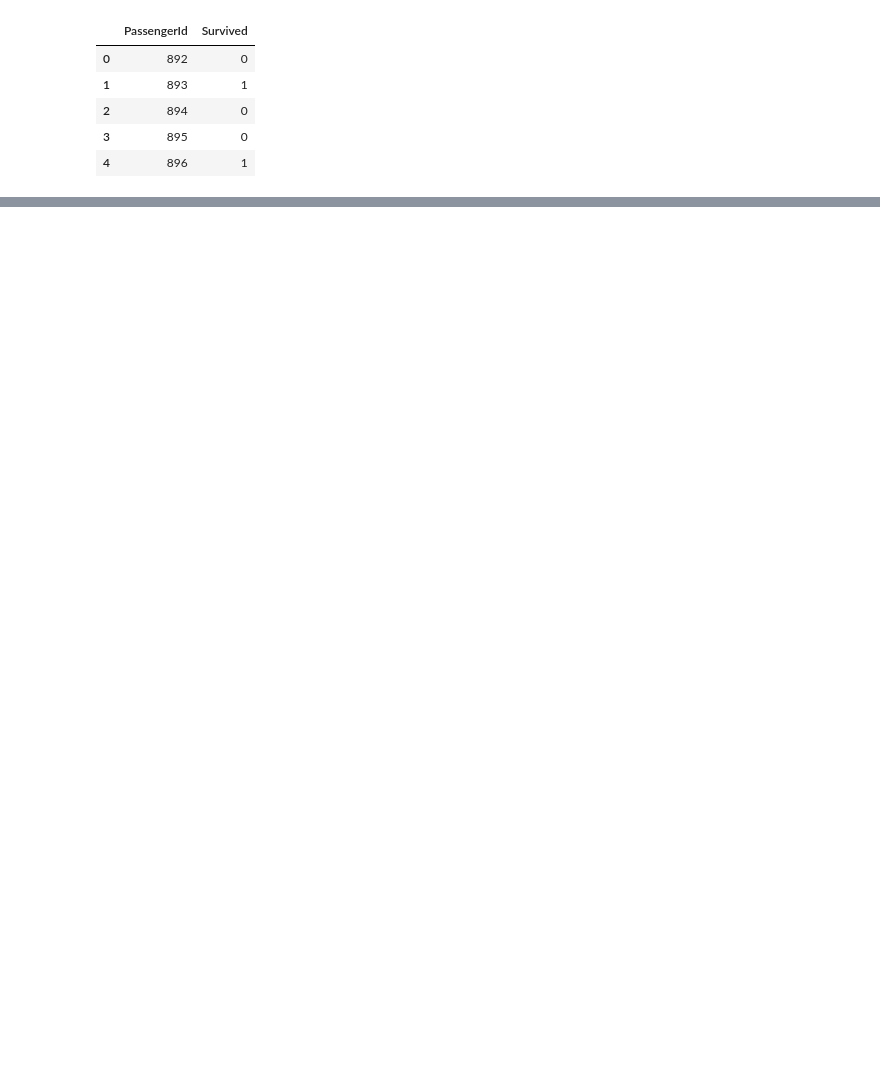
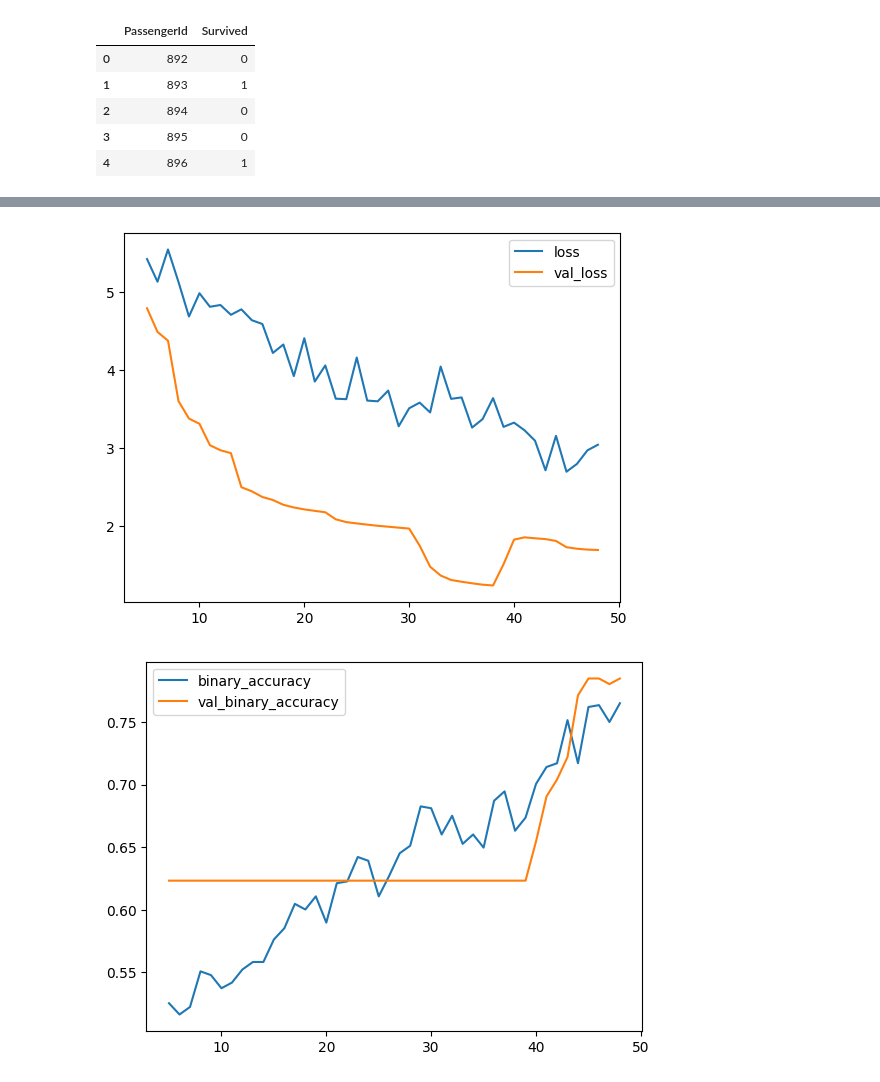
Before and after one commit to nyck33/KaggleLearnML, a Jupyter notebook: competitions/titanic/gettingstartedwithtitanic.ipynb, the cells around one changed output, grey strips where cells are left out. Cells and saved outputs as stored; diff of their text form; code cells hidden in the pictures; blank space fills up the shorter version.

```diff
--- a/competitions/titanic/gettingstartedwithtitanic.ipynb
+++ b/competitions/titanic/gettingstartedwithtitanic.ipynb
@@ -97,0 +151,9 @@ output.to_csv('submission.csv', index=False)
+# %%
+# scale to normal distribution
+from sklearn.preprocessing import StandardScaler
+sc = StandardScaler()
+X_train = sc.fit_transform(train_X)
+X_val = sc.fit_transform(val_X)
+
+XtrainDf = pd.DataFrame(X_train)
+XtrainDf.head()
@@ -97,0 +183,33 @@ output.to_csv('submission.csv', index=False)
+# %%
+model.compile(
+    optimizer='Adam',
+    loss='binary_crossentropy',
+    metrics=['binary_accuracy']
+)
+# %%
+early_stopping = keras.callbacks.EarlyStopping(
+    patience=10,
+    min_delta=0.001,
+    restore_best_weights=True,
+)
+
+history = model.fit(
+    X_train, train_y,
+    validation_data=(X_val, val_y),
+    batch_size=512,
+    epochs=1000,
+    callbacks=[early_stopping],
+    verbose=0,
+
+)
+# %%
+history_df = pd.DataFrame(history.history)
+
+history_df.loc[5:,['loss','val_loss']].plot()
+history_df.loc[5:,['binary_accuracy', 'val_binary_accuracy']].plot()
+
+print(("Best validation loss: {:0.4f}" +\
+    "\nBest Validation Accuracy:{:0.4f}")\
+        .format(history_df['val_loss'].min(),
+                history_df['val_binary_accuracy'].max()))
+# %% [output]
@@ -97,0 +218,2 @@ output.to_csv('submission.csv', index=False)
+[figure, added]
+[figure, added]
```
Also changed, not shown: parts of 11 cells of this notebook, 1 other file.
